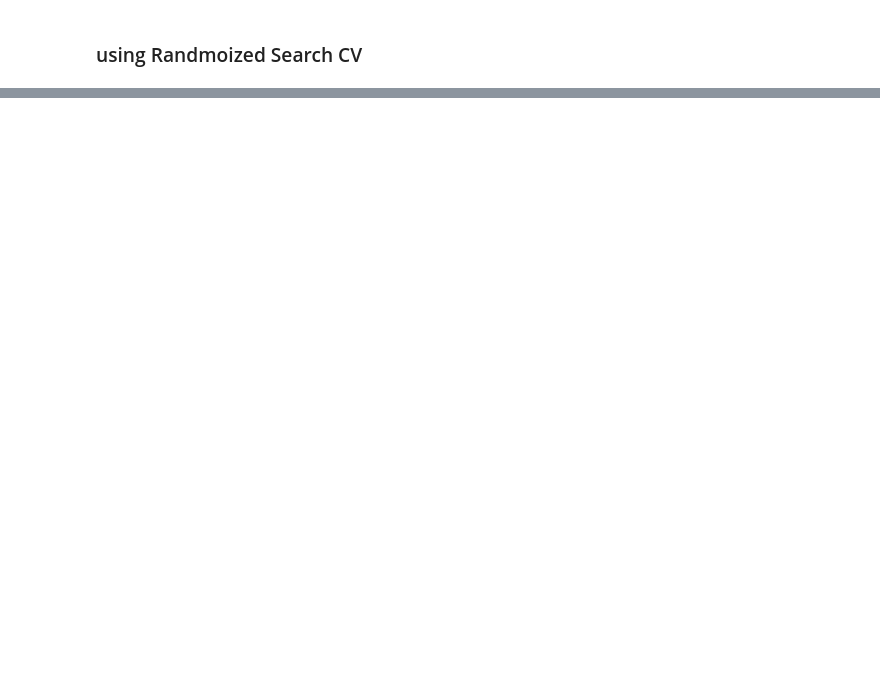
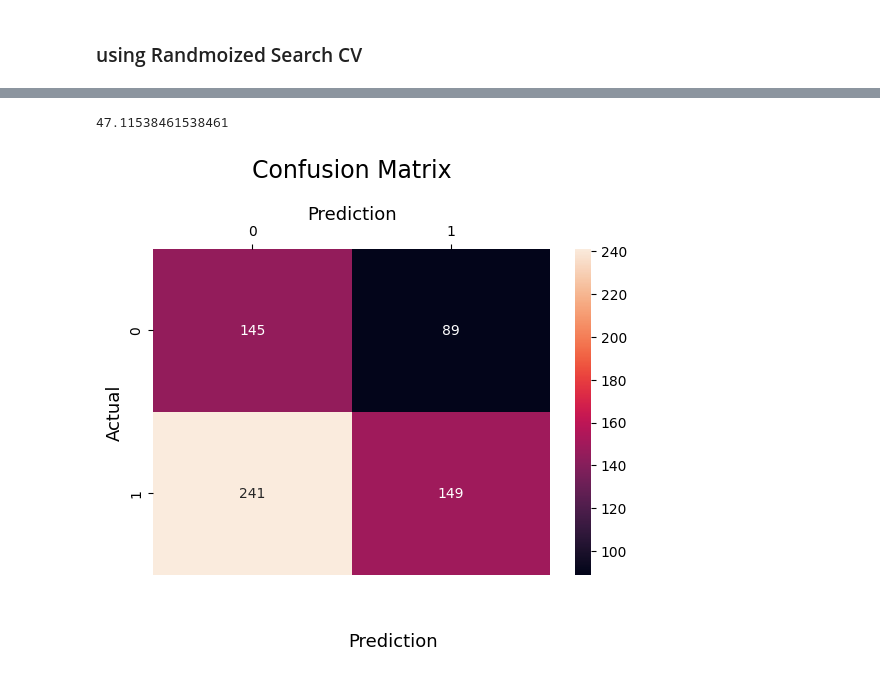
Before and after one commit to ABDULLAHHG/Medical-Image-Analysis-with-CNN, a Jupyter notebook: Medical Image Analysis with CNN.ipynb, the cells around one changed output, grey strips where cells are left out. Cells and saved outputs as stored; diff of their text form; code cells hidden in the pictures; blank space fills up the shorter version.

```diff
--- a/Medical Image Analysis with CNN.ipynb
+++ b/Medical Image Analysis with CNN.ipynb
@@ -331,8 +375,8 @@ from sklearn.model_selection import RandomizedSearchCV
 # %%
 # it take a long time so maybe we will try it later
 param_grid = {
-    'units': [16, 32, 64],
-    'dropout_rate': [0.1, 0.5],
+    'units': [32, 64],
+    'dropout_rate': [0.6, 0.5],
 }
 
 
@@ -362,2 +396,2 @@ best = best_parameters.best_params_
 # %%
-pd.DataFrame(best_parameters.cv_results_)[["params"]]
+bestDataFrame = pd.DataFrame(best_parameters.cv_results_)[["params"]]
@@ -365,0 +405,3 @@ from keras.applications import VGG16
+# %%
+bestModel = SimpleModel(bestDataFrame.params[0]["units"] , bestDataFrame.params[0]["dropout_rate"])
+history = simpleModel.fit(X_smote, y_smote , epochs = 10 , batch_size = 32, validation_data = (x_val , y_val), shuffle=True )
@@ -365,0 +429,4 @@ from keras.applications import VGG16
+# %%
+y_pred = bestModel.predict(x_test)
+cr = classification_report(y_test,np.round(y_pred))
+print(cr)
@@ -365,0 +443,18 @@ from keras.applications import VGG16
+# %%
+accuracy_score(y_test , np.round(y_pred)) * 100
+# %% [output]
+47.11538461538461
+# %%
+cm = confusion_matrix(y_test,np.round(y_pred))
+
+sns.heatmap(cm, annot=True, fmt='g', xticklabels=['0','1'], yticklabels=['0','1'])
+plt.ylabel('Actual', fontsize=13)
+plt.title('Confusion Matrix', fontsize=17, pad=20)
+plt.gca().xaxis.set_label_position('top')
+plt.xlabel('Prediction', fontsize=13)
+plt.gca().xaxis.tick_top()
+plt.gca().figure.subplots_adjust(bottom=0.2)
+plt.gca().figure.text(0.5, 0.05, 'Prediction', ha='center', fontsize=13)
+plt.show()
+# %% [output]
+[figure, added]
```
Also changed, not shown: parts of 31 cells of this notebook.
